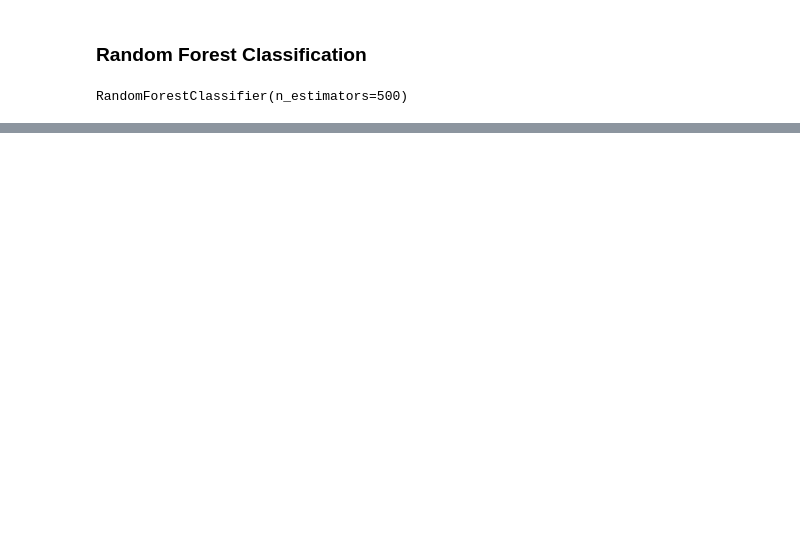
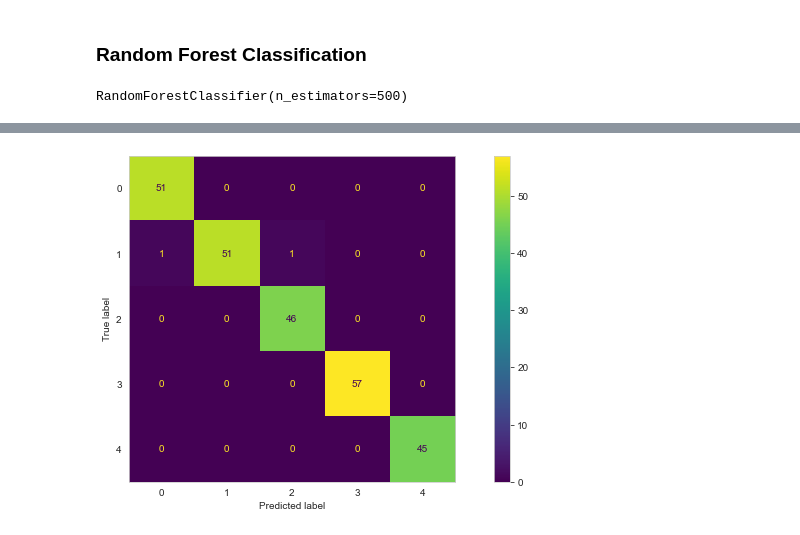
Before and after one commit to melisnv/data-mining-techniques, a Jupyter notebook: task1_explore/1B_classification/classification_regression_melis.ipynb, the cells around one changed output, grey strips where cells are left out. Saved outputs shown, nothing was run; the diff lists cells and outputs as text; code cells hidden in the pictures; blank space fills up the shorter version.

Commit message:
adds confusion matrix display

```diff
--- a/task1_explore/1B_classification/classification_regression_melis.ipynb
+++ b/task1_explore/1B_classification/classification_regression_melis.ipynb
@@ -307,0 +322,8 @@ Random Forest Accuracy Score :  0.9880952380952381
+# %%
+conf_matrix_rfc = confusion_matrix(y_test,randomforest_pred)
+conf_matrix_display = ConfusionMatrixDisplay(conf_matrix_rfc, display_labels=np.unique(y_test))
+fig, ax = plt.subplots(figsize=(14, 6))
+ax.grid(False)
+conf_matrix_display.plot(ax=ax);
+# %% [output]
+[figure, added]
```
Also changed, not shown: parts of 16 cells of this notebook.
